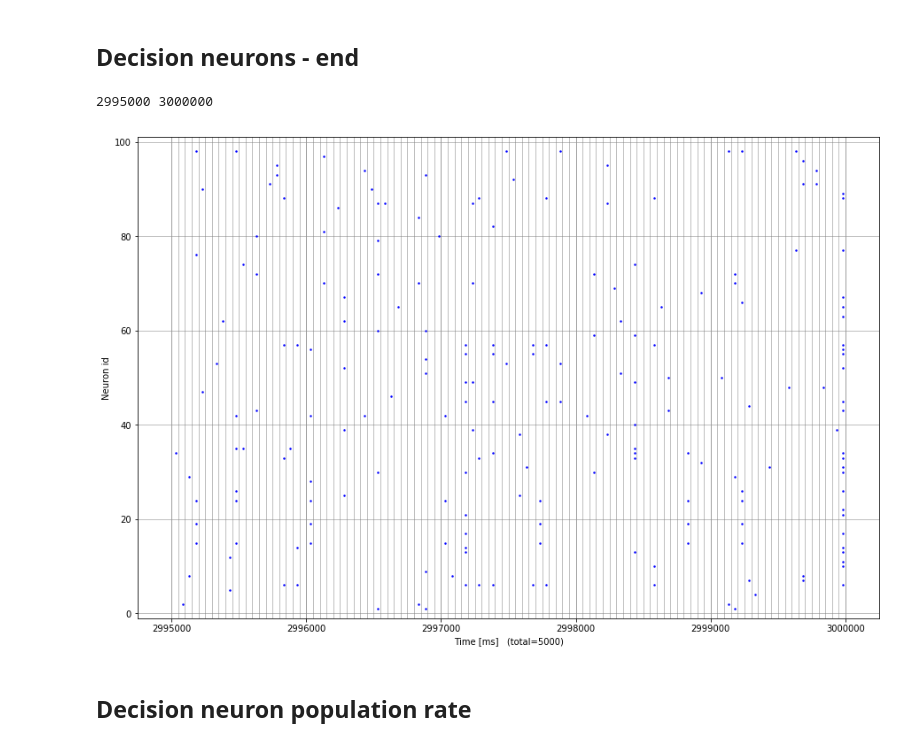
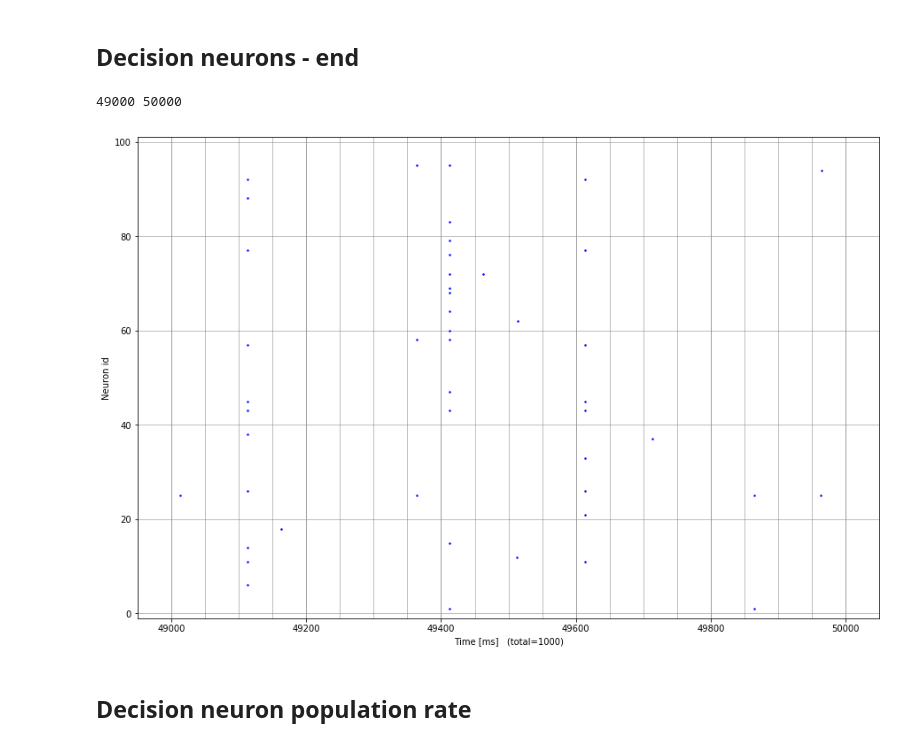
Before and after one commit to chanokin/brainscales-recognition, a Jupyter notebook: codebase/mushroom_body/analyze_mbody_results.ipynb, the cells around one changed output. Drawn from its saved outputs; the diff is of its cells as text; code cells hidden in the pictures.

```diff
--- a/codebase/mushroom_body/analyze_mbody_results.ipynb
+++ b/codebase/mushroom_body/analyze_mbody_results.ipynb
@@ -415,7 +413,7 @@ plt.show()
 # %% [output]
 [figure]
 # %%
-if args.nSamplesAL <= 100:
+if args.nSamplesAL <= 10:
     plt.figure()
     ax = plt.subplot(1, 1, 1)
     ax.set_title('Histogram of active neurons in samples')
@@ -586,23 +596,27 @@ k_spikes = data['kenyon_spikes']
 h_spikes = data['horn_spikes']
 in_spikes = data['input_spikes']
 total_t = int(data['sim_time'])
+sample_indices = data['sample_indices']
+args = data['args'].item()
+print( args.nSamplesAL )
 
 # start_t = int(total_t*0.999)
 start_t = 0
-end_t = 500
+end_t = 1000
 # end_t = total_t
 print(start_t, total_t)
 fig = plt.figure(figsize=(15, 10))
 ax = plt.subplot(1, 1, 1)
 
-for dt in range(0, end_t+1, data['sample_dt']):
+for i, dt in enumerate(range(0, end_t+1, data['sample_dt'])):
     plt.axvline(dt, color='gray', linewidth=0.5)
+    plt.text(dt+20, 98, '%d'%(sample_indices[i]//args.nSamplesAL))
 
 plot_in_range(fig, ax, in_spikes,  start_t=start_t, end_t=end_t, markersize=4, color='green')
 plot_in_range(fig, ax, k_spikes,  start_t=start_t, end_t=end_t, markersize=7, color='magenta')
 
 ax.set_ylabel('Neuron id')
 ax.set_xlabel('Time [ms]   (total={})'.format(end_t - start_t))
-ax.set_ylim(-1, args.nKC + 1)
-
+ax.set_ylim(-1, args.nKC + args.nKC*0.01)
+plt.grid()
 plt.show()
@@ -608,0 +627,26 @@ plt.show()
+# %%
+data = np.load(fname)
+out_spikes = data['decision_spikes']
+k_spikes = data['kenyon_spikes']
+h_spikes = data['horn_spikes']
+in_spikes = data['input_spikes']
+total_t = int(data['sim_time'])
+sample_indices = data['sample_indices']
+args = data['args'].item()
+n_samples = args.nSamplesAL
+n_patterns = args.nPatternsAL
+size_k = args.nKC
+patterns = np.zeros((n_patterns, size_k))
+for i, dt in enumerate(range(0, total_t, data['sample_dt'])):
+    sys.stdout.write('\r%6.2f%%'%(float((i+1)*100)/float(n_samples*n_patterns)))
+    sys.stdout.flush()
+    curr_pat = sample_indices[i]//n_samples
+
+    spikes = np.zeros(size_k)
+    for j in range(size_k):
+        whr = np.where(np.logical_and(
+                dt <= k_spikes[j], k_spikes[j] < dt + data['sample_dt']))
+        if len(whr[0]):
+            spikes[j] = 1
+
+    patterns[curr_pat, :] += spikes
@@ -910,35 +1051,35 @@ Decision neurons - end
 # %%
 # start_t = int(total_t*0.999)
 data = np.load(fname)
 volts = data['dn_voltage'][0]
 out_spikes = data['decision_spikes']
 k_spikes = data['kenyon_spikes']
 
 total_t = int(data['sim_time'])
-start_t = total_t - 5000
+start_t = total_t - 1000
 end_t = total_t
 # start_t = 340000
 # end_t = start_t + 5000
 print(start_t, end_t)
 fig = plt.figure(figsize=(15, 10))
 ax = plt.subplot(1, 1, 1)
 for dt in range(start_t, end_t+1, data['sample_dt']):
     plt.axvline(dt, color='gray', linewidth=0.5)
 
 # plot_in_range(fig, ax, in_spikes,  start_t=start_t, end_t=end_t, markersize=5, color='green')
 plot_in_range(fig, ax, out_spikes, start_t=start_t, end_t=end_t, markersize=5)
 
 
 ax.set_ylabel('Neuron id')
 ax.set_xlabel('Time [ms]   (total={})'.format(total_t - start_t))
 ax.set_ylim(-1, 101)
 
 plt.grid()
 
 plt.show()
 # %% [output]
-2995000 3000000
+49000 50000
-[figure, old version]
+[figure, new version]
 # %%
 # start_t = int(total_t*0.999)
 if bool(0):
```
Also changed, not shown: parts of 31 cells of this notebook, 17 other files.
